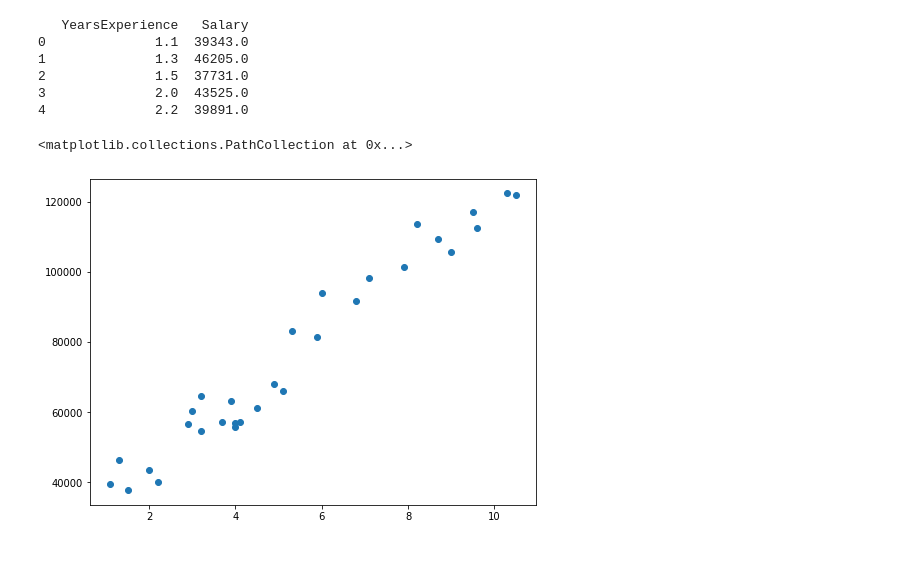
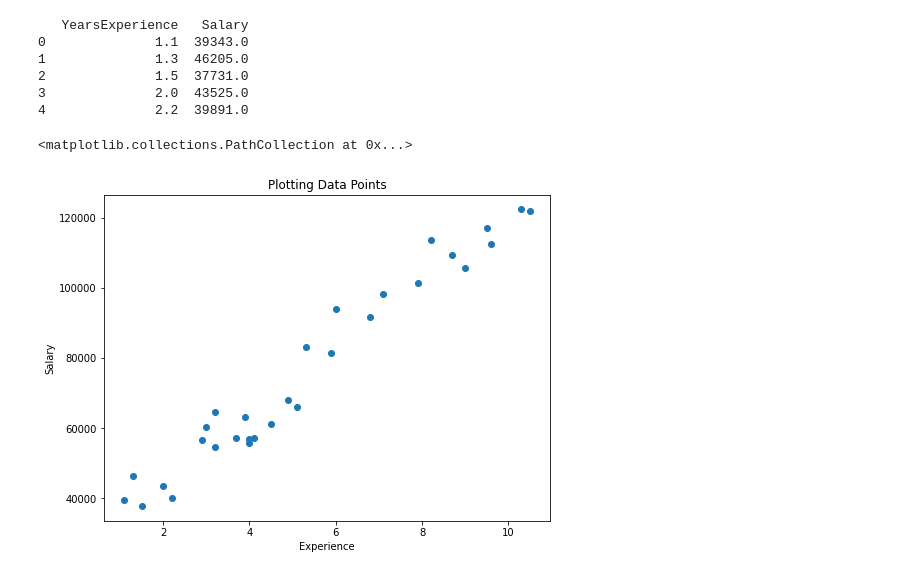
Before and after one commit to Misudhari/-Google-Colab, a Jupyter notebook: Regression.ipynb, the cells around one changed output. Cells and saved outputs as stored; diff of their text form; code cells hidden in the pictures.

```diff
--- a/Regression.ipynb
+++ b/Regression.ipynb
@@ -23,9 +23,16 @@ print(data.head())
 # %%
 x = data.YearsExperience
 y = data.Salary
 
+# print(x)
+# print()
+# print(y)
+
 plt.figure(figsize=(8,6))
+plt.title('Plotting Data Points')
+plt.xlabel('Experience')
+plt.ylabel('Salary')
 plt.scatter(x,y)
 # %% [output]
 <matplotlib.collections.PathCollection at 0x...>
-[figure, old version]
+[figure, new version]
```
Also changed, not shown: parts of 3 cells of this notebook.
